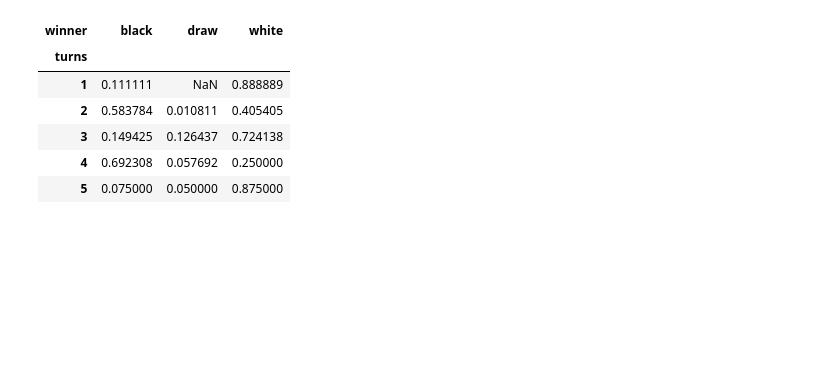
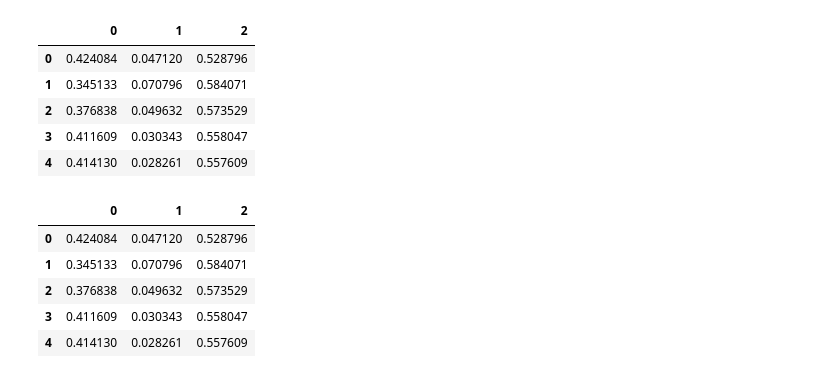
Before and after one commit to spkuehl/chess-analysis, a Jupyter notebook: Chess Outcome By Game Length.ipynb, the cells around one changed output. Saved outputs shown, nothing was run; the diff lists cells and outputs as text; code cells hidden in the pictures; blank space fills up the shorter version.

```diff
--- a/Chess Outcome By Game Length.ipynb
+++ b/Chess Outcome By Game Length.ipynb
@@ -42,0 +56,5 @@ df.head()
+# %%
+composit_games = list()
+for i in range(5,len(df),5):
+    composit_games.append(list(df.loc[i-5:i].sum()))
+composit_games
@@ -43,15 +79,25 @@ df.head()
+# %%
+df2 = pd.DataFrame(composit_games)
 # %%
-data_perc = df.divide(df.sum(axis=1), axis=0)
+data_perc = df2.divide(df2.sum(axis=1), axis=0)
 data_perc.head()
 # Converted as a percentage
 # %% [output]
-| winner | black | draw | white |
-| turns |  |  |  |
-| 1 | 0.111111 | NaN | 0.888889 |
-| 2 | 0.583784 | 0.010811 | 0.405405 |
-| 3 | 0.149425 | 0.126437 | 0.724138 |
-| 4 | 0.692308 | 0.057692 | 0.250000 |
-| 5 | 0.075000 | 0.050000 | 0.875000 |
+|  | 0 | 1 | 2 |
+| 0 | 0.424084 | 0.047120 | 0.528796 |
+| 1 | 0.345133 | 0.070796 | 0.584071 |
+| 2 | 0.376838 | 0.049632 | 0.573529 |
+| 3 | 0.411609 | 0.030343 | 0.558047 |
+| 4 | 0.414130 | 0.028261 | 0.557609 |
+# %%
+data_perc.head()
+# %% [output]
+|  | 0 | 1 | 2 |
+| 0 | 0.424084 | 0.047120 | 0.528796 |
+| 1 | 0.345133 | 0.070796 | 0.584071 |
+| 2 | 0.376838 | 0.049632 | 0.573529 |
+| 3 | 0.411609 | 0.030343 | 0.558047 |
+| 4 | 0.414130 | 0.028261 | 0.557609 |
 # %%
 mpl.rcParams['figure.figsize'] = (50,50)
 # %%
```
Also changed, not shown: parts of 6 cells of this notebook.
